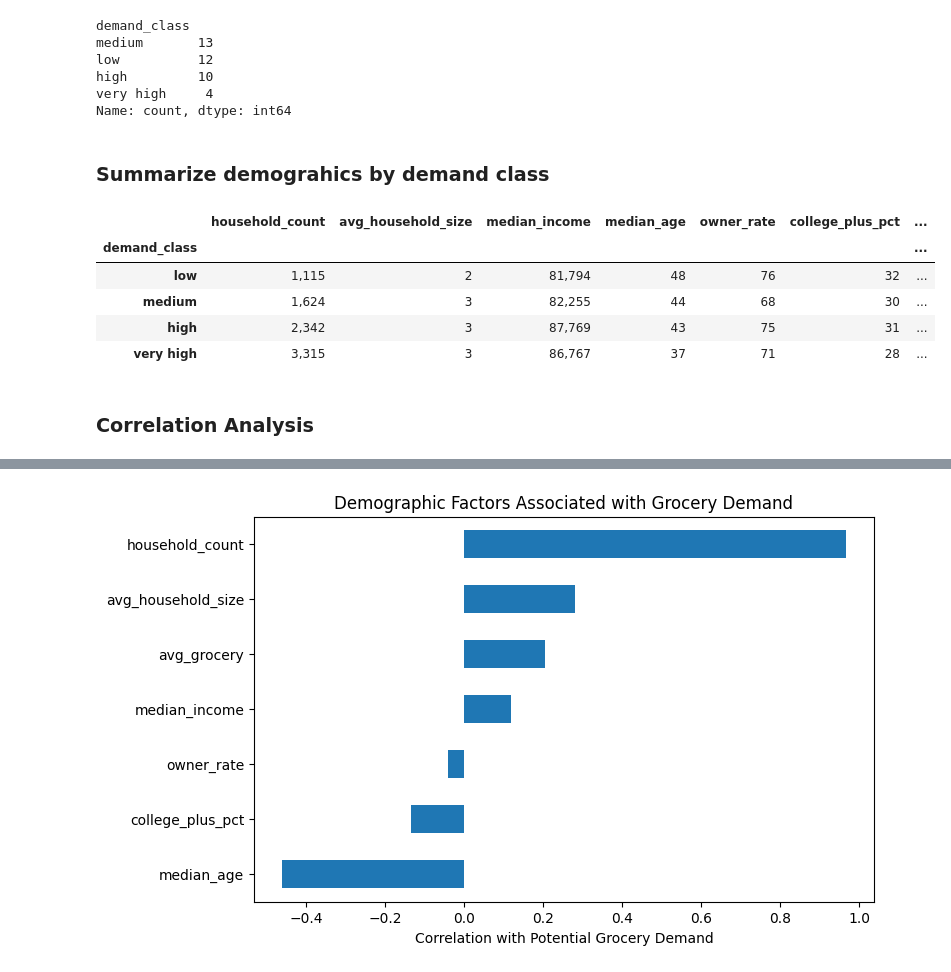
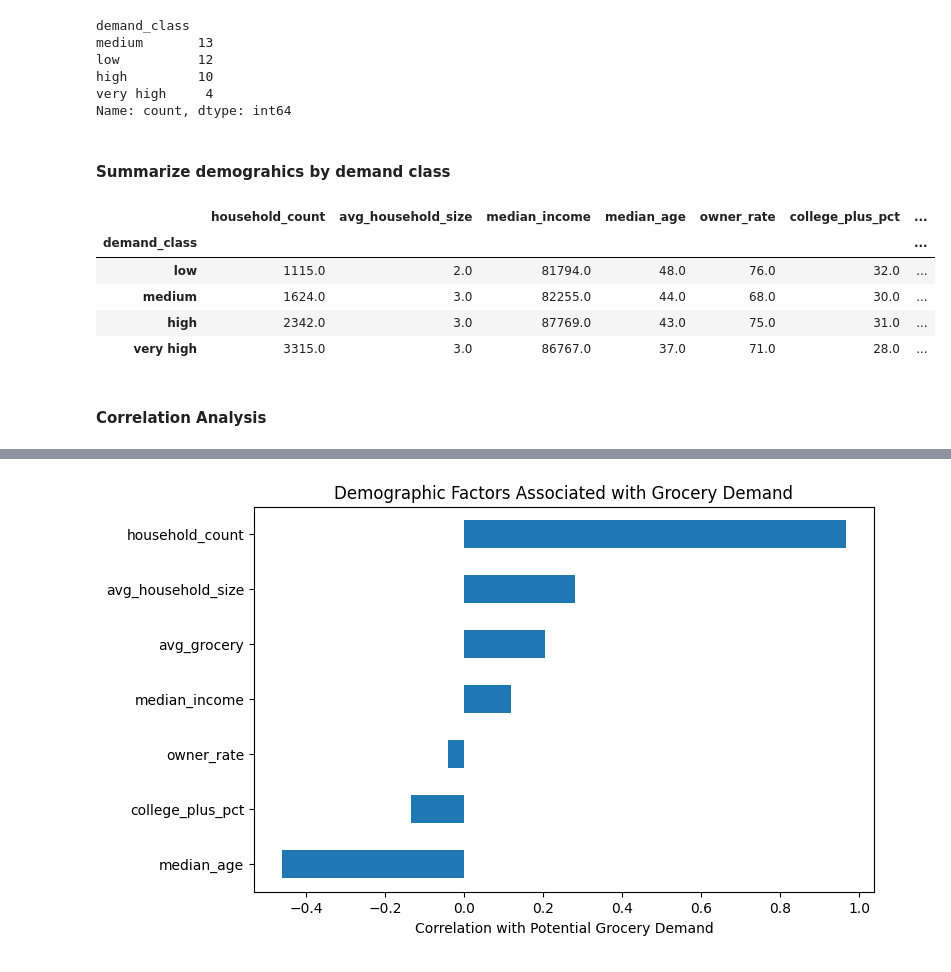
Before and after one commit to wuwu2099/grocery-demand-estimation, a Jupyter notebook: notebooks/04_grocery_demand_classification.ipynb, the cells around one changed output, grey strips where cells are left out. Cells and saved outputs as stored; diff of their text form; code cells hidden in the pictures.

```diff
--- a/notebooks/04_grocery_demand_classification.ipynb
+++ b/notebooks/04_grocery_demand_classification.ipynb
@@ -85,23 +84,23 @@ high         10
 very high     4
 Name: count, dtype: int64
 # %% [markdown]
-### Summarize demograhics by demand class
+#### Summarize demograhics by demand class
 # %%
 demo_list = ['household_count',
        'avg_household_size', 'median_income', 'median_age', 'owner_rate',
        'college_plus_pct', 'avg_grocery']
 
-demand_summary = demand.groupby('demand_class')[demo_list].mean()
+demand_summary = demand.groupby('demand_class')[demo_list].mean().round(0)
 demand_summary
 # %% [output]
 |  | household_count | avg_household_size | median_income | median_age | owner_rate | college_plus_pct | ... |
 | demand_class |  |  |  |  |  |  | ... |
-| low | 1,115 | 2 | 81,794 | 48 | 76 | 32 | ... |
-| medium | 1,624 | 3 | 82,255 | 44 | 68 | 30 | ... |
-| high | 2,342 | 3 | 87,769 | 43 | 75 | 31 | ... |
-| very high | 3,315 | 3 | 86,767 | 37 | 71 | 28 | ... |
+| low | 1115.0 | 2.0 | 81794.0 | 48.0 | 76.0 | 32.0 | ... |
+| medium | 1624.0 | 3.0 | 82255.0 | 44.0 | 68.0 | 30.0 | ... |
+| high | 2342.0 | 3.0 | 87769.0 | 43.0 | 75.0 | 31.0 | ... |
+| very high | 3315.0 | 3.0 | 86767.0 | 37.0 | 71.0 | 28.0 | ... |
 # %% [markdown]
-### Correlation Analysis
+#### Correlation Analysis
 # %%
 corr_df = demand[demo_list + ['potential_grocery_deman']]
 # %%
```
Also changed, not shown: parts of 10 cells of this notebook, 1 other file.
